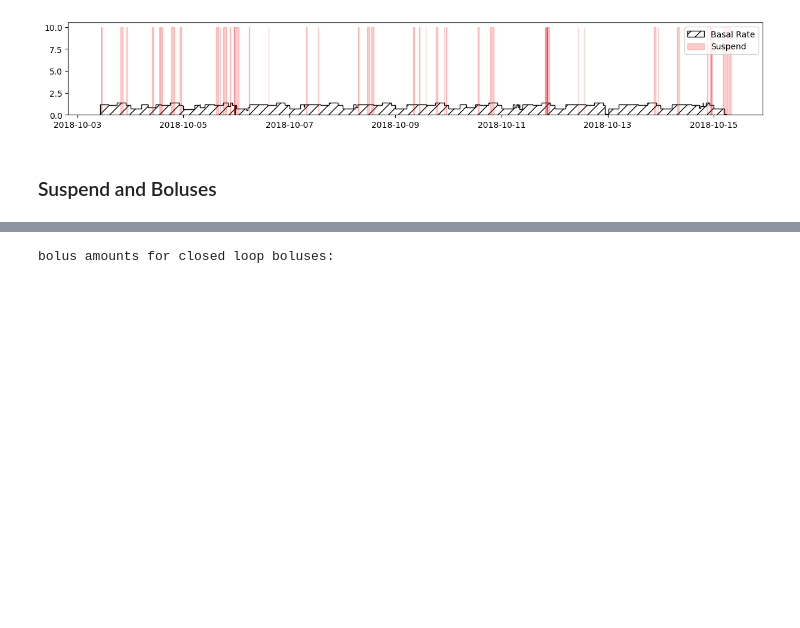
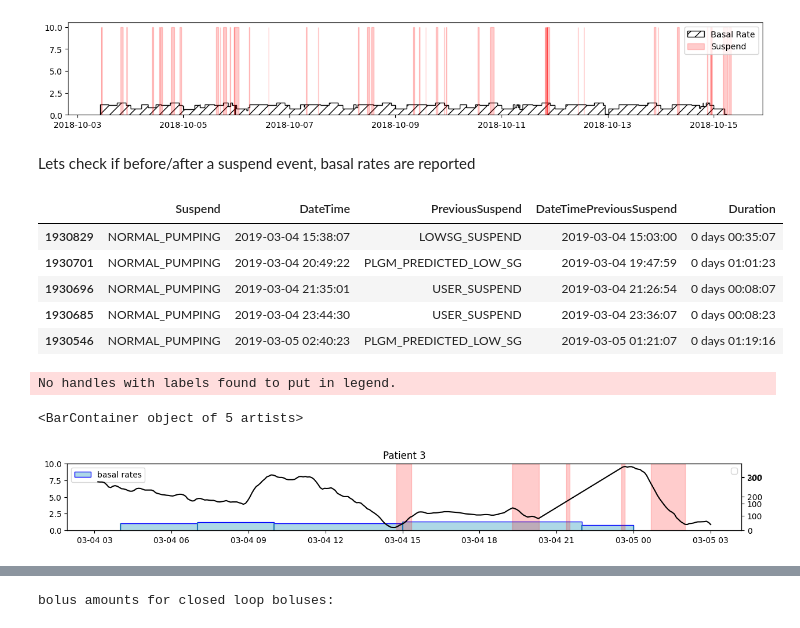
Before and after one commit to nudgebg/egvinsulin, a Jupyter notebook: notebooks/understand-flair-dataset/understand-flair-dataset.ipynb, the cells around one changed output, grey strips where cells are left out. Cells and saved outputs as stored; diff of their text form; code cells hidden in the pictures; blank space fills up the shorter version.

Commit message:
[20-understand-datasets] Add details to suspend and bolus events. Restructure and summarize findings.

```diff
--- a/notebooks/understand-flair-dataset/understand-flair-dataset.ipynb
+++ b/notebooks/understand-flair-dataset/understand-flair-dataset.ipynb
@@ -622,5 +613,35 @@ ax.legend(['Basal Rate','Suspend'],loc='upper right')
 | 372807 | NORMAL_PUMPING | 2018-10-03 22:52:21 | LOWSG_SUSPEND | 2018-10-03 22:21:17 | 0 days 00:31:04 |
 <matplotlib.legend.Legend at 0x...>
 [figure]
-# %% [markdown]
-### Suspend and Boluses
+# %% [markdown]
+Lets check if before/after a suspend event, basal rates are reported
+# %%
+#get a random LOWSG_SUSPEND event
+random_index = random.choice(df_insulin.loc[df_insulin.Suspend=='LOWSG_SUSPEND'].index)
+random_index = 1930831 #for reproducibility
+subFrame = selectRegionAroundEvent(df_insulin, df_insulin.loc[random_index,'PtID'], df_insulin.loc[random_index,'DateTime'], 12)
+subFrameCGM = selectRegionAroundEvent(df_cgm, df_insulin.loc[random_index,'PtID'], df_insulin.loc[random_index,'DateTime'], 12)
+
+
+#bring neighboring events side by side
+suspend_times = subFrame.loc[subFrame.Suspend.notna(),['Suspend','DateTime']].sort_values('DateTime').copy()
+suspend_times['PreviousSuspend'] = suspend_times.Suspend.shift(1)
+suspend_times['DateTimePreviousSuspend'] = suspend_times.DateTime.shift(1)
+suspend_times = suspend_times.loc[(suspend_times.PreviousSuspend!='NORMAL_PUMPING') & (suspend_times.Suspend=='NORMAL_PUMPING')]
+suspend_times['Duration'] = suspend_times.DateTime-suspend_times.DateTimePreviousSuspend
+suspend_times = suspend_times.iloc[1:]
+
+display(suspend_times.head(5))
+ax = drawInsulinEvents(subFrame, b_draw_boluses=False);
+ax.twinx().plot(subFrameCGM.DateTime, subFrameCGM.CGM, label='CGM', color='black')
+ax.bar(suspend_times.DateTimePreviousSuspend, 10, width=suspend_times.Duration, alpha=0.2, edgecolor='red',color='red')
+# %% [output]
+|  | Suspend | DateTime | PreviousSuspend | DateTimePreviousSuspend | Duration |
+| 1930829 | NORMAL_PUMPING | 2019-03-04 15:38:07 | LOWSG_SUSPEND | 2019-03-04 15:03:00 | 0 days 00:35:07 |
+| 1930701 | NORMAL_PUMPING | 2019-03-04 20:49:22 | PLGM_PREDICTED_LOW_SG | 2019-03-04 19:47:59 | 0 days 01:01:23 |
+| 1930696 | NORMAL_PUMPING | 2019-03-04 21:35:01 | USER_SUSPEND | 2019-03-04 21:26:54 | 0 days 00:08:07 |
+| 1930685 | NORMAL_PUMPING | 2019-03-04 23:44:30 | USER_SUSPEND | 2019-03-04 23:36:07 | 0 days 00:08:23 |
+| 1930546 | NORMAL_PUMPING | 2019-03-05 02:40:23 | PLGM_PREDICTED_LOW_SG | 2019-03-05 01:21:07 | 0 days 01:19:16 |
+No handles with labels found to put in legend.
+<BarContainer object of 5 artists>
+[figure, added]
```
Also changed, not shown: parts of 27 cells of this notebook.
